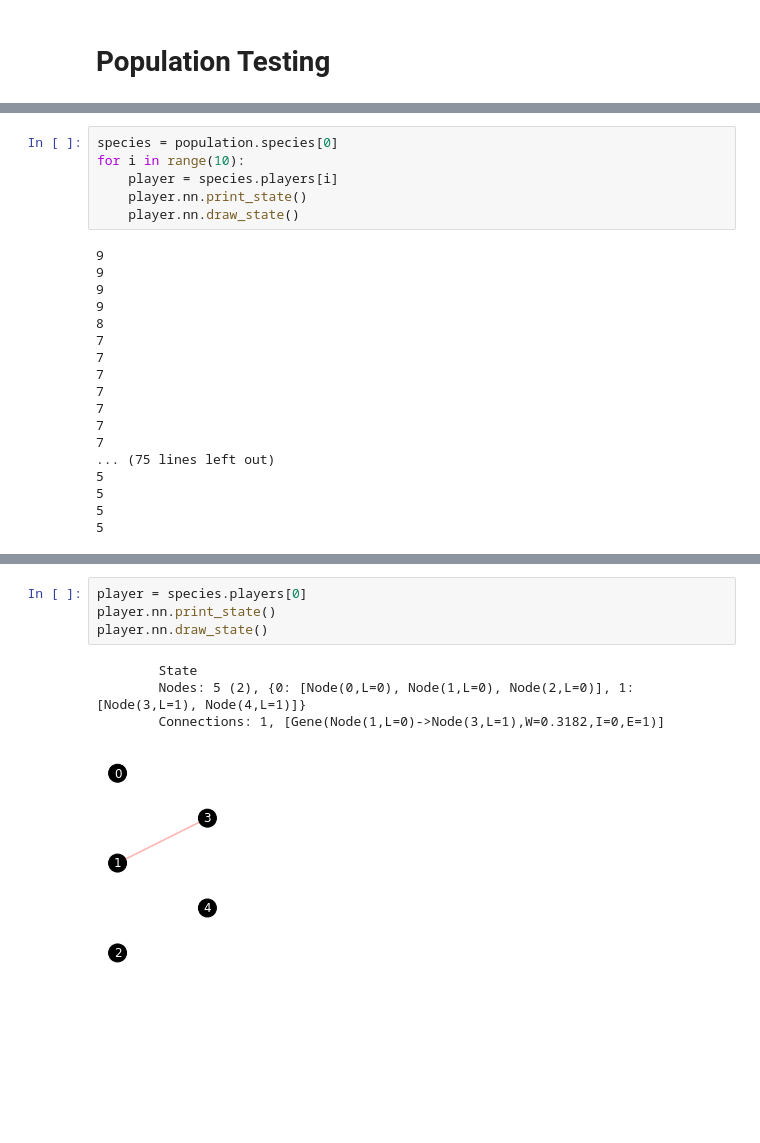
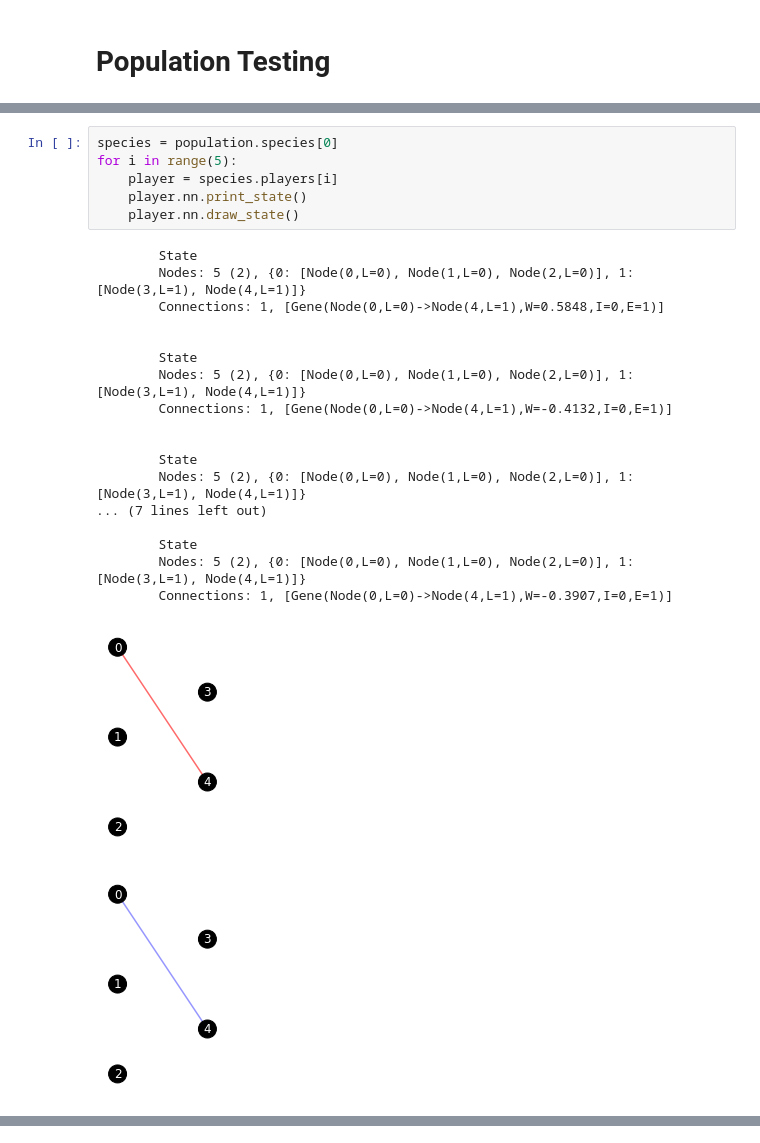
Before and after one commit to drewcurran/COS398_NEAT, a Jupyter notebook: NEAT/test_code.ipynb, the cells around one changed output, grey strips where cells are left out. Saved outputs shown, nothing was run; the diff lists cells and outputs as text; blank space fills up the shorter version.

```diff
--- a/NEAT/test_code.ipynb
+++ b/NEAT/test_code.ipynb
@@ -435,24 +436,26 @@ Species 7 - Players: 3, Average Fitness: 5.0000
 # %%
 species = population.species[0]
-for i in range(10):
+for i in range(5):
     player = species.players[i]
     player.nn.print_state()
     player.nn.draw_state()
 # %% [output]
-9
-9
-9
-9
-8
-7
-7
-7
-7
-7
-7
-7
-... (75 lines left out)
-5
-5
-5
-5
+        State
+        Nodes: 5 (2), {0: [Node(0,L=0), Node(1,L=0), Node(2,L=0)], 1: [Node(3,L=1), Node(4,L=1)]}
+        Connections: 1, [Gene(Node(0,L=0)->Node(4,L=1),W=0.5848,I=0,E=1)]
+
+
+        State
+        Nodes: 5 (2), {0: [Node(0,L=0), Node(1,L=0), Node(2,L=0)], 1: [Node(3,L=1), Node(4,L=1)]}
+        Connections: 1, [Gene(Node(0,L=0)->Node(4,L=1),W=-0.4132,I=0,E=1)]
+
+
+        State
+        Nodes: 5 (2), {0: [Node(0,L=0), Node(1,L=0), Node(2,L=0)], 1: [Node(3,L=1), Node(4,L=1)]}
+... (7 lines left out)
+
+        State
+        Nodes: 5 (2), {0: [Node(0,L=0), Node(1,L=0), Node(2,L=0)], 1: [Node(3,L=1), Node(4,L=1)]}
+        Connections: 1, [Gene(Node(0,L=0)->Node(4,L=1),W=-0.3907,I=0,E=1)]
+[figure, added]
+[figure, added]
@@ -459,10 +465 @@ for i in range(10):
-# %%
-player = species.players[0]
-player.nn.print_state()
-player.nn.draw_state()
-# %% [output]
-        State
-        Nodes: 5 (2), {0: [Node(0,L=0), Node(1,L=0), Node(2,L=0)], 1: [Node(3,L=1), Node(4,L=1)]}
-        Connections: 1, [Gene(Node(1,L=0)->Node(3,L=1),W=0.3182,I=0,E=1)]
-[figure, removed]
 # %%
```
Also changed, not shown: parts of 32 cells of this notebook.
